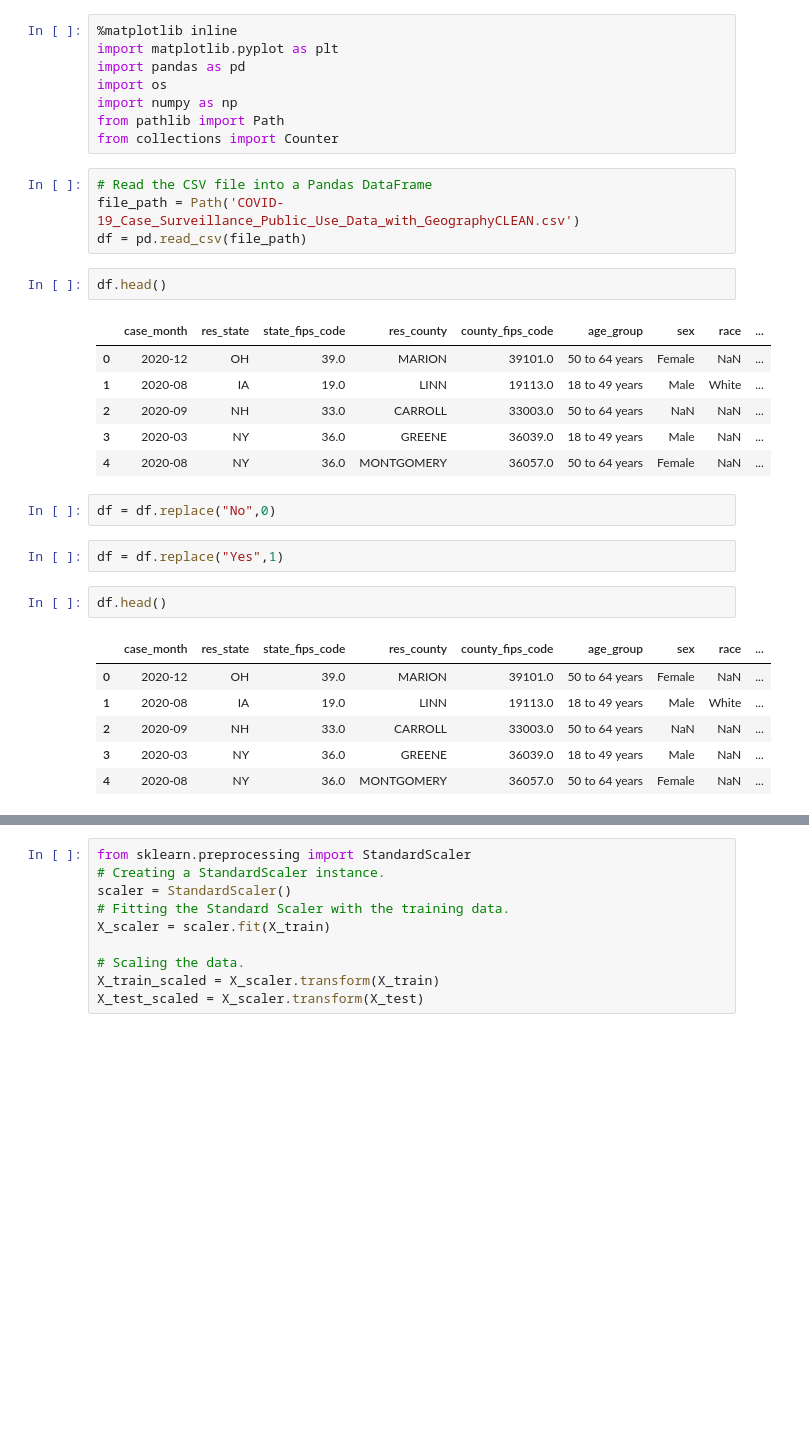
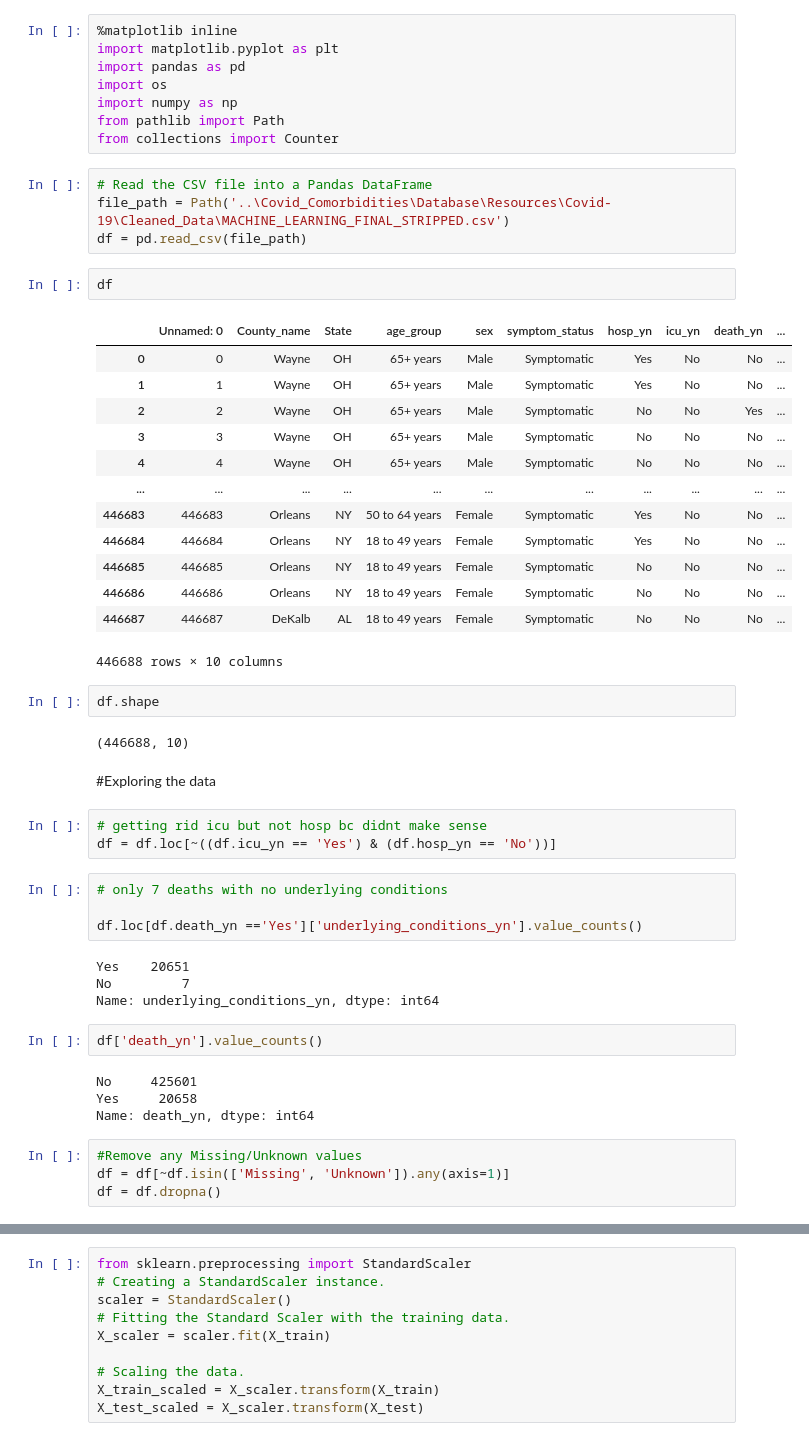
Before and after one commit to HartChrisT/Covid_Comorbidities, a Jupyter notebook: CovidDeaths.ipynb, the cells around one changed output, grey strips where cells are left out. Cells and saved outputs as stored; diff of their text form; blank space fills up the shorter version.

```diff
--- a/CovidDeaths.ipynb
+++ b/CovidDeaths.ipynb
@@ -8,27 +8,48 @@ from pathlib import Path
 from collections import Counter
 # %%
 # Read the CSV file into a Pandas DataFrame
-file_path = Path('COVID-19_Case_Surveillance_Public_Use_Data_with_GeographyCLEAN.csv')
+file_path = Path('..\Covid_Comorbidities\Database\Resources\Covid-19\Cleaned_Data\MACHINE_LEARNING_FINAL_STRIPPED.csv')
 df = pd.read_csv(file_path)
 # %%
-df.head()
+df
 # %% [output]
-|  | case_month | res_state | state_fips_code | res_county | county_fips_code | age_group | sex | race | ... |
-| 0 | 2020-12 | OH | 39.0 | MARION | 39101.0 | 50 to 64 years | Female | NaN | ... |
-| 1 | 2020-08 | IA | 19.0 | LINN | 19113.0 | 18 to 49 years | Male | White | ... |
-| 2 | 2020-09 | NH | 33.0 | CARROLL | 33003.0 | 50 to 64 years | NaN | NaN | ... |
-| 3 | 2020-03 | NY | 36.0 | GREENE | 36039.0 | 18 to 49 years | Male | NaN | ... |
-| 4 | 2020-08 | NY | 36.0 | MONTGOMERY | 36057.0 | 50 to 64 years | Female | NaN | ... |
+|  | Unnamed: 0 | County_name | State | age_group | sex | symptom_status | hosp_yn | icu_yn | death_yn | ... |
+| 0 | 0 | Wayne | OH | 65+ years | Male | Symptomatic | Yes | No | No | ... |
+| 1 | 1 | Wayne | OH | 65+ years | Male | Symptomatic | Yes | No | No | ... |
+| 2 | 2 | Wayne | OH | 65+ years | Male | Symptomatic | No | No | Yes | ... |
+| 3 | 3 | Wayne | OH | 65+ years | Male | Symptomatic | No | No | No | ... |
+| 4 | 4 | Wayne | OH | 65+ years | Male | Symptomatic | No | No | No | ... |
+| ... | ... | ... | ... | ... | ... | ... | ... | ... | ... | ... |
+| 446683 | 446683 | Orleans | NY | 50 to 64 years | Female | Symptomatic | Yes | No | No | ... |
+| 446684 | 446684 | Orleans | NY | 18 to 49 years | Female | Symptomatic | Yes | No | No | ... |
+| 446685 | 446685 | Orleans | NY | 18 to 49 years | Female | Symptomatic | No | No | No | ... |
+| 446686 | 446686 | Orleans | NY | 18 to 49 years | Female | Symptomatic | No | No | No | ... |
+| 446687 | 446687 | DeKalb | AL | 18 to 49 years | Female | Symptomatic | No | No | No | ... |
+446688 rows × 10 columns
+# %%
+df.shape
+# %% [output]
+(446688, 10)
+# %% [markdown]
+#Exploring the data
+# %%
+# getting rid icu but not hosp bc didnt make sense
+df = df.loc[~((df.icu_yn == 'Yes') & (df.hosp_yn == 'No'))]
 # %%
-df = df.replace("No",0)
+# only 7 deaths with no underlying conditions
+
+df.loc[df.death_yn =='Yes']['underlying_conditions_yn'].value_counts()
+# %% [output]
+Yes    20651
+No         7
+Name: underlying_conditions_yn, dtype: int64
-# %%
-df = df.replace("Yes",1)
-# %%
-df.head()
-# %% [output]
-|  | case_month | res_state | state_fips_code | res_county | county_fips_code | age_group | sex | race | ... |
-| 0 | 2020-12 | OH | 39.0 | MARION | 39101.0 | 50 to 64 years | Female | NaN | ... |
-| 1 | 2020-08 | IA | 19.0 | LINN | 19113.0 | 18 to 49 years | Male | White | ... |
-| 2 | 2020-09 | NH | 33.0 | CARROLL | 33003.0 | 50 to 64 years | NaN | NaN | ... |
-| 3 | 2020-03 | NY | 36.0 | GREENE | 36039.0 | 18 to 49 years | Male | NaN | ... |
-| 4 | 2020-08 | NY | 36.0 | MONTGOMERY | 36057.0 | 50 to 64 years | Female | NaN | ... |
+# %%
+df['death_yn'].value_counts()
+# %% [output]
+No     425601
+Yes     20658
+Name: death_yn, dtype: int64
+# %%
+#Remove any Missing/Unknown values
+df = df[~df.isin(['Missing', 'Unknown']).any(axis=1)]
+df = df.dropna()
```
Also changed, not shown: parts of 24 cells of this notebook.
